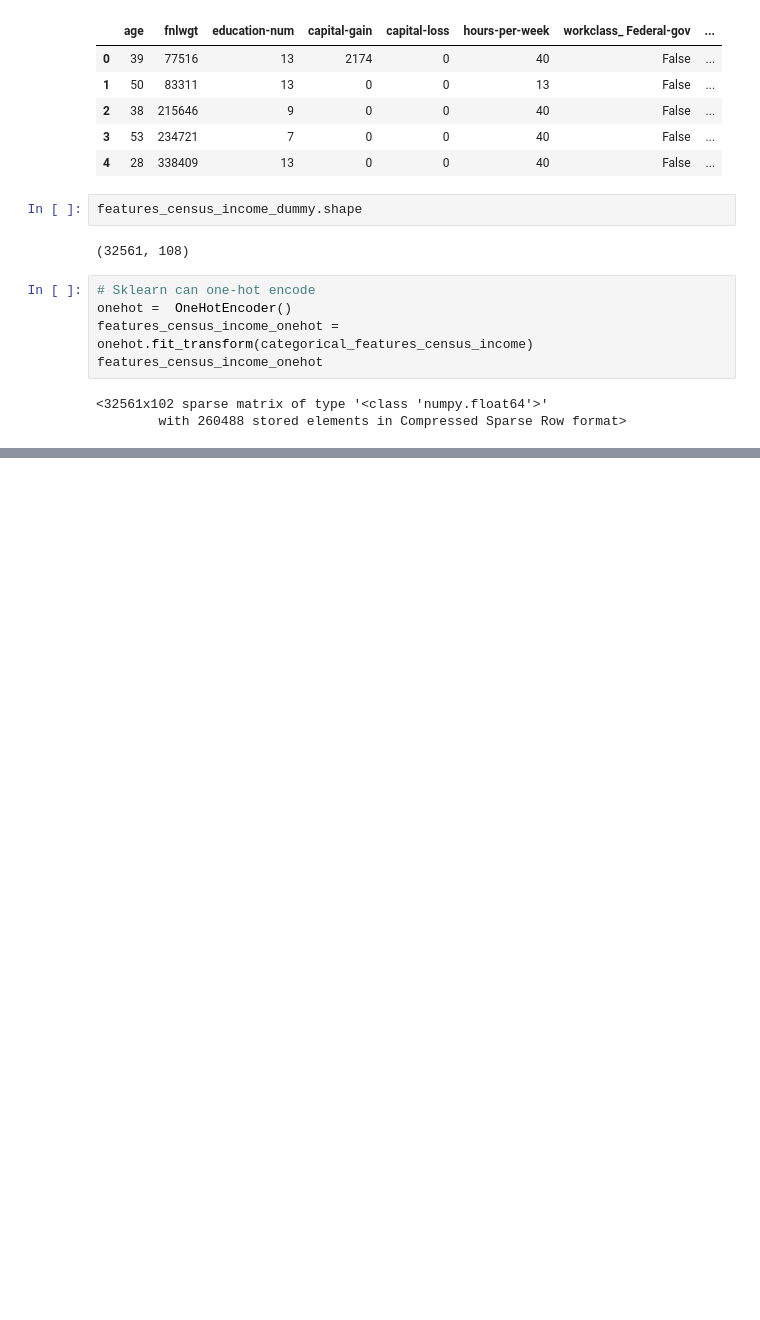
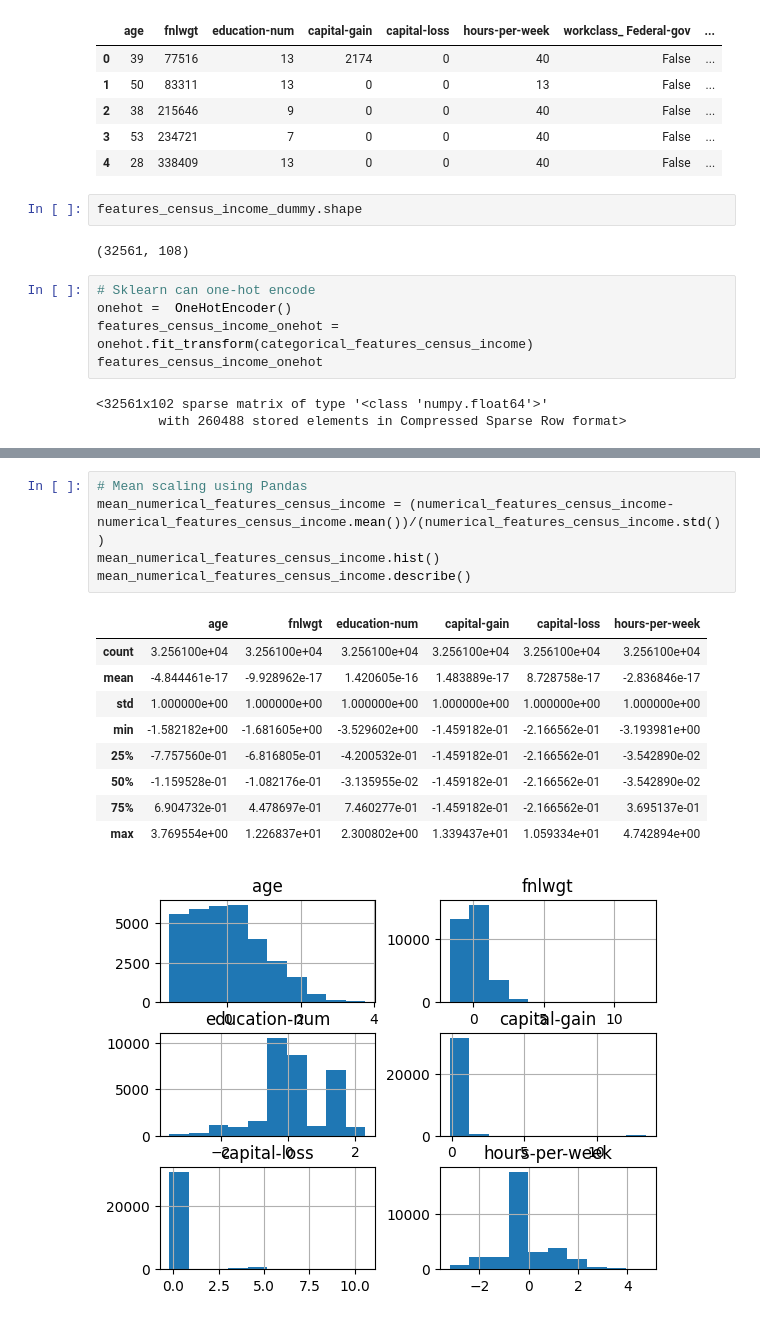
Before and after one commit to lavima/itf31519_2024, a Jupyter notebook: processing_analysis_and_unsupervised/exploratory_analysis_and_data_processing.ipynb, the cells around one changed output, grey strips where cells are left out. Cells and saved outputs as stored; diff of their text form; blank space fills up the shorter version.

```diff
--- a/processing_analysis_and_unsupervised/exploratory_analysis_and_data_processing.ipynb
+++ b/processing_analysis_and_unsupervised/exploratory_analysis_and_data_processing.ipynb
@@ -311,0 +363,16 @@ features_census_income_onehot
+# %%
+# Mean scaling using Pandas
+mean_numerical_features_census_income = (numerical_features_census_income-numerical_features_census_income.mean())/(numerical_features_census_income.std())
+mean_numerical_features_census_income.hist()
+mean_numerical_features_census_income.describe()
+# %% [output]
+|  | age | fnlwgt | education-num | capital-gain | capital-loss | hours-per-week |
+| count | 3.256100e+04 | 3.256100e+04 | 3.256100e+04 | 3.256100e+04 | 3.256100e+04 | 3.256100e+04 |
+| mean | -4.844461e-17 | -9.928962e-17 | 1.420605e-16 | 1.483889e-17 | 8.728758e-17 | -2.836846e-17 |
+| std | 1.000000e+00 | 1.000000e+00 | 1.000000e+00 | 1.000000e+00 | 1.000000e+00 | 1.000000e+00 |
+| min | -1.582182e+00 | -1.681605e+00 | -3.529602e+00 | -1.459182e-01 | -2.166562e-01 | -3.193981e+00 |
+| 25% | -7.757560e-01 | -6.816805e-01 | -4.200532e-01 | -1.459182e-01 | -2.166562e-01 | -3.542890e-02 |
+| 50% | -1.159528e-01 | -1.082176e-01 | -3.135955e-02 | -1.459182e-01 | -2.166562e-01 | -3.542890e-02 |
+| 75% | 6.904732e-01 | 4.478697e-01 | 7.460277e-01 | -1.459182e-01 | -2.166562e-01 | 3.695137e-01 |
+| max | 3.769554e+00 | 1.226837e+01 | 2.300802e+00 | 1.339437e+01 | 1.059334e+01 | 4.742894e+00 |
+[figure, added]
```
Also changed, not shown: parts of 16 cells of this notebook, 1 other file.
